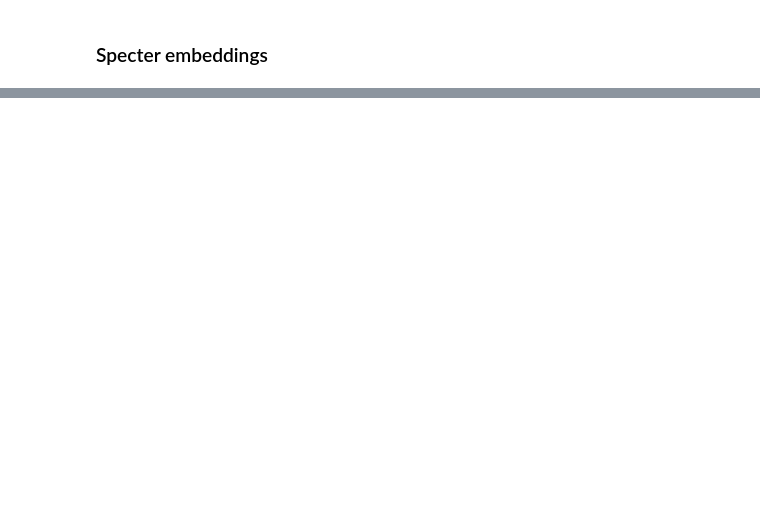
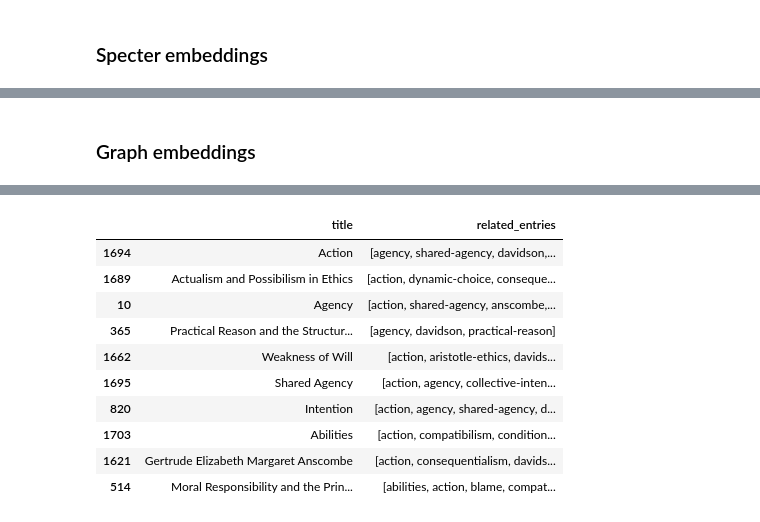
Before and after one commit to cakiki/philosophy-graph, a Jupyter notebook: notebooks/retrieval.ipynb, the cells around one changed output, grey strips where cells are left out. Saved outputs shown, nothing was run; the diff lists cells and outputs as text; code cells hidden in the pictures; blank space fills up the shorter version.

```diff
--- a/notebooks/nearest_neighbor.ipynb
+++ b/notebooks/retrieval.ipynb
@@ -22,6 +31,8 @@ If your task is similar to the task the model of the checkpoint was trained on,
 specter = np.load('../data/spectre_embeddings.npy')
 abstracts =  np.load('../data/use_abstract_embeddings.npy')
 article_texts =  np.load('../data/use_article_embeddings.npy')
+homophily_plato = np.load('../data/old_node2vec_embeddings/homophily_embeddings.npy')
+plato = pd.read_pickle('../data/plato.pkl')
 articles = pd.read_pickle('../data/to_index_p4.pkl')
 articles.dropna(axis=0, inplace=True)
 articles.reset_index(inplace=True)
@@ -44,9 +88,11 @@ articles
 specter_index = faiss.IndexFlatIP(specter.shape[-1])
 abstracts_index = faiss.IndexFlatIP(abstracts.shape[-1])
 article_texts_index = faiss.IndexFlatIP(article_texts.shape[-1])
+plato_index = faiss.IndexFlatIP(homophily_plato.shape[-1])
 # %%
 %%time
 specter_index.add(specter)
 abstracts_index.add(abstracts)
 article_texts_index.add(article_texts)
+plato_index.add(homophily_plato)
 # %% [output]
@@ -144,0 +172,9 @@ abstracts.shape
+# %% [markdown]
+### Graph embeddings
+# %%
+starting_node = 1694
+# %%
+%%time
+d, i = plato_index.search(homophily_plato[starting_node:starting_node+1], 10)
+plato.iloc[i.squeeze()][['title', 'related_entries']]
+# %% [output]
@@ -144,0 +183,11 @@ abstracts.shape
+|  | title | related_entries |
+| 1694 | Action | [agency, shared-agency, davidson,... |
+| 1689 | Actualism and Possibilism in Ethics | [action, dynamic-choice, conseque... |
+| 10 | Agency | [action, shared-agency, anscombe,... |
+| 365 | Practical Reason and the Structur... | [agency, davidson, practical-reason] |
+| 1662 | Weakness of Will | [action, aristotle-ethics, davids... |
+| 1695 | Shared Agency | [action, agency, collective-inten... |
+| 820 | Intention | [action, agency, shared-agency, d... |
+| 1703 | Abilities | [action, compatibilism, condition... |
+| 1621 | Gertrude Elizabeth Margaret Anscombe | [action, consequentialism, davids... |
+| 514 | Moral Responsibility and the Prin... | [abilities, action, blame, compat... |
```
Also changed, not shown: parts of 13 cells of this notebook, 1 other file.
